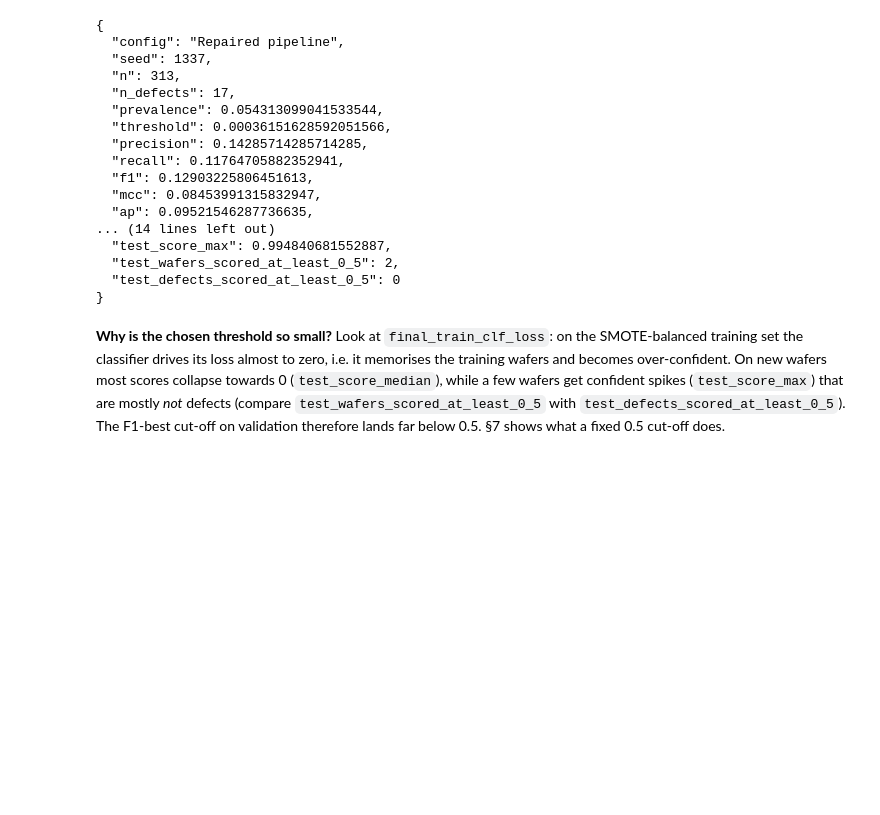
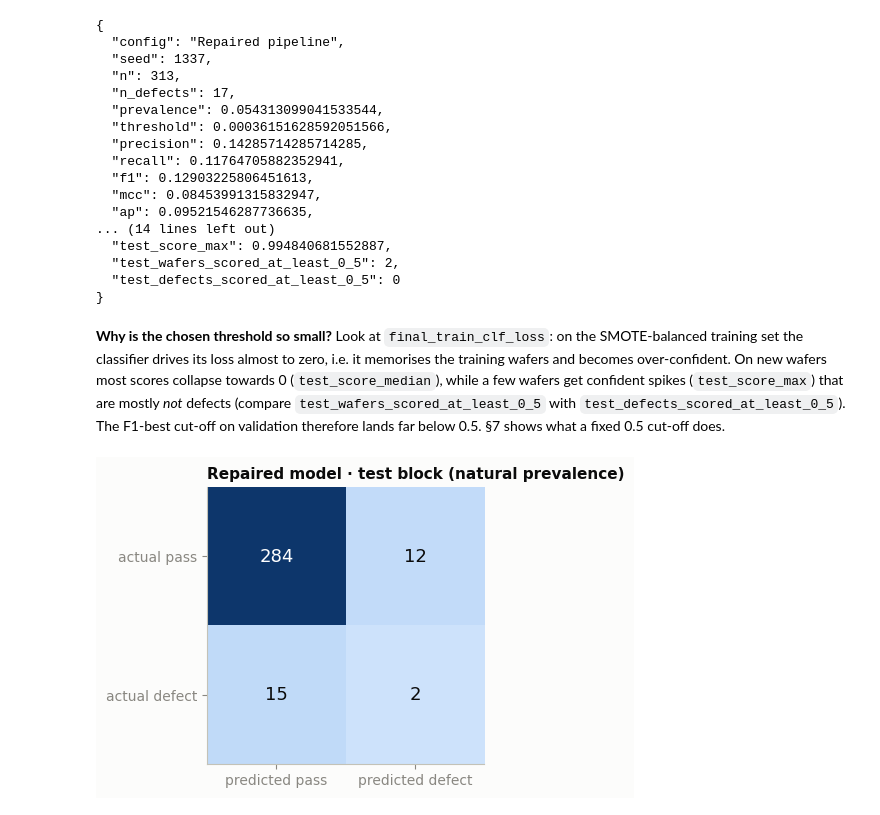
Before and after one commit to PROSTLE/Wafer-Guard, a Jupyter notebook: wafer_guard_fixed.ipynb, the cells around one changed output. Cells and saved outputs as stored; diff of their text form; code cells hidden in the pictures; blank space fills up the shorter version.

Commit message:
Add confusion matrix figure

```diff
--- a/wafer_guard_fixed.ipynb
+++ b/wafer_guard_fixed.ipynb
@@ -905,3 +905,17 @@ and becomes over-confident. On new wafers most scores collapse towards 0 (`test_
 while a few wafers get confident spikes (`test_score_max`) that are mostly *not* defects
 (compare `test_wafers_scored_at_least_0_5` with `test_defects_scored_at_least_0_5`). The F1-best
 cut-off on validation therefore lands far below 0.5. §7 shows what a fixed 0.5 cut-off does.
+# %%
+fig, ax = plt.subplots(figsize=(4.2, 3.6))
+cm = np.array([[main["tn"], main["fp"]], [main["fn"], main["tp"]]])
+ax.imshow(cm, cmap=plt.matplotlib.colors.LinearSegmentedColormap.from_list("b", BLUES))
+for (i, j), v in np.ndenumerate(cm):
+    ax.text(j, i, f"{v}", ha="center", va="center", fontsize=13,
+            color="white" if v > cm.max() * 0.5 else INK)
+ax.set_xticks([0, 1], ["predicted pass", "predicted defect"])
+ax.set_yticks([0, 1], ["actual pass", "actual defect"])
+ax.grid(False)
+ax.set_title("Repaired model · test block (natural prevalence)")
+save_fig(fig, "05_confusion_matrix")
+# %% [output]
+[figure, added]
```
